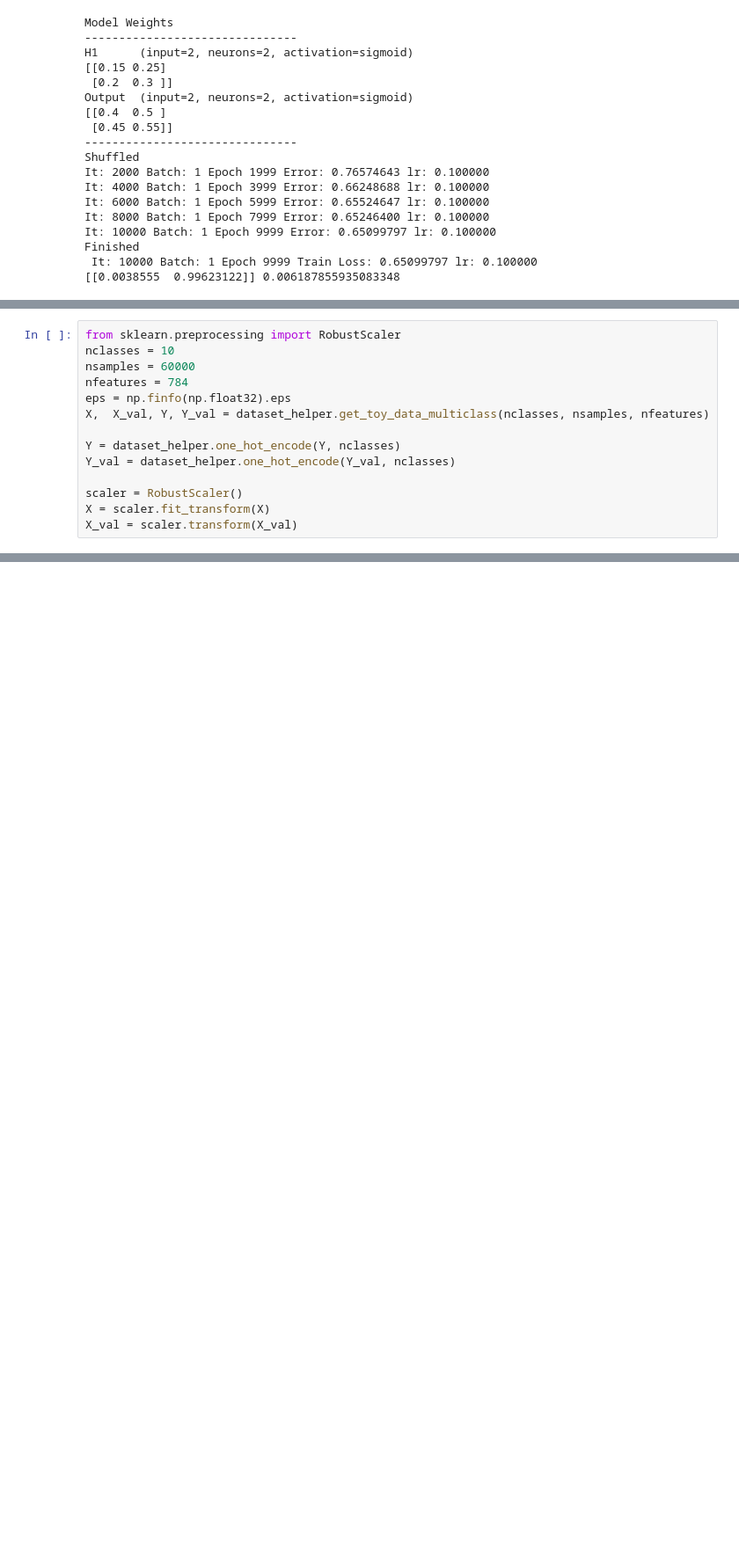
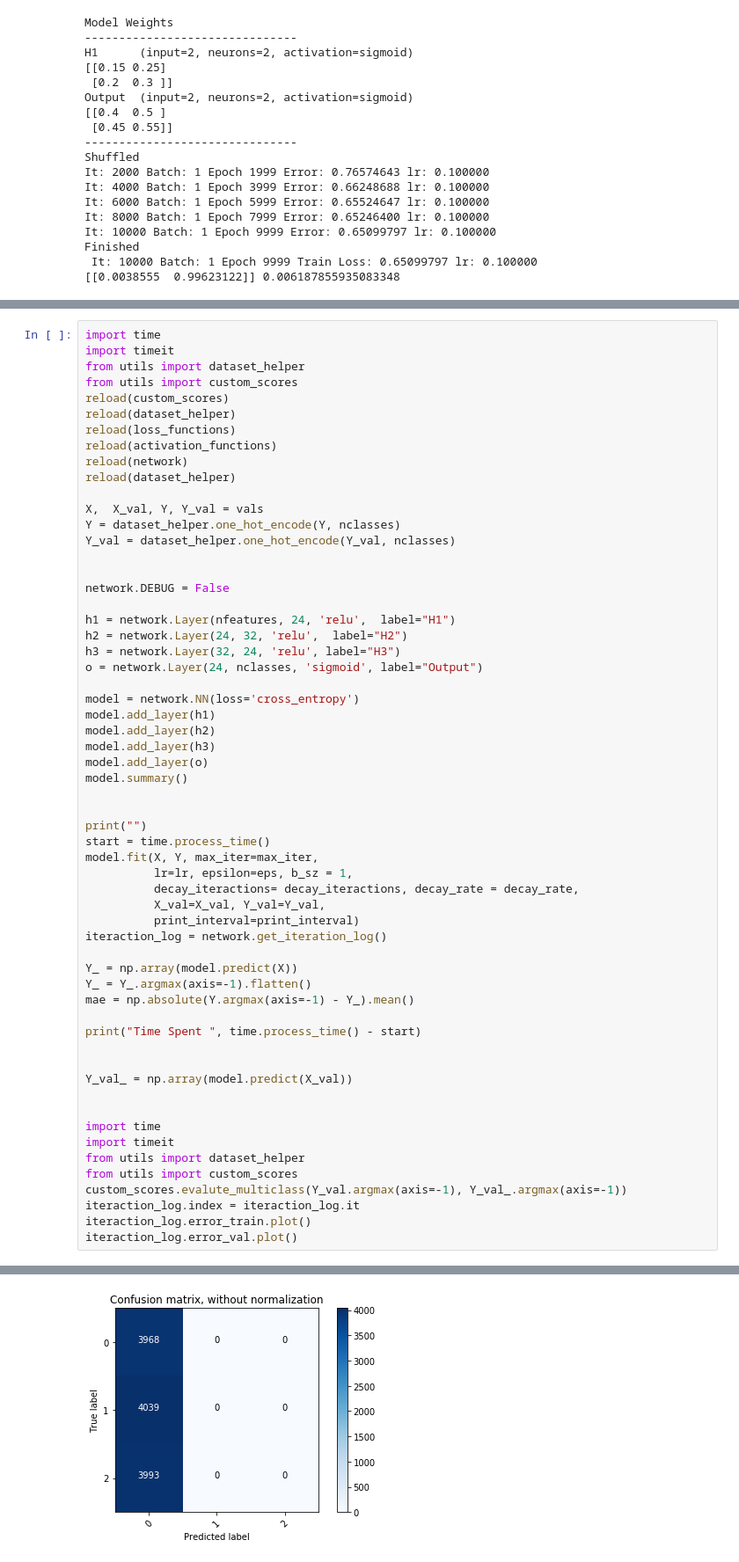
Before and after one commit to azaelmsousa/LogisticRegression-ANN, a Jupyter notebook: notebooks/ANN_Test.ipynb, the cells around one changed output, grey strips where cells are left out. Shown at 88% size. Saved outputs shown, nothing was run; the diff lists cells and outputs as text; blank space fills up the shorter version.

```diff
--- a/notebooks/ANN_Test.ipynb
+++ b/notebooks/ANN_Test.ipynb
@@ -489,14 +620,60 @@ Normalized confusion matrix
-# %%
-from sklearn.preprocessing import RobustScaler
-nclasses = 10
-nsamples = 60000
-nfeatures = 784
-eps = np.finfo(np.float32).eps
-X,  X_val, Y, Y_val = dataset_helper.get_toy_data_multiclass(nclasses, nsamples, nfeatures)
-
-Y = dataset_helper.one_hot_encode(Y, nclasses)
-Y_val = dataset_helper.one_hot_encode(Y_val, nclasses)
-
-scaler = RobustScaler()
-X = scaler.fit_transform(X)
-X_val = scaler.transform(X_val)
+# %%
+import time
+import timeit
+from utils import dataset_helper
+from utils import custom_scores
+reload(custom_scores)
+reload(dataset_helper)
+reload(loss_functions)
+reload(activation_functions)
+reload(network)
+reload(dataset_helper)
+
+X,  X_val, Y, Y_val = vals
+Y = dataset_helper.one_hot_encode(Y, nclasses)
+Y_val = dataset_helper.one_hot_encode(Y_val, nclasses)
+
+
+network.DEBUG = False
+
+h1 = network.Layer(nfeatures, 24, 'relu',  label="H1")
+h2 = network.Layer(24, 32, 'relu',  label="H2")
+h3 = network.Layer(32, 24, 'relu', label="H3")
+o = network.Layer(24, nclasses, 'sigmoid', label="Output")
+
+model = network.NN(loss='cross_entropy')
+model.add_layer(h1)
+model.add_layer(h2)
+model.add_layer(h3)
+model.add_layer(o)
+model.summary()
+
+
+print("")
+start = time.process_time()
+model.fit(X, Y, max_iter=max_iter,
+          lr=lr, epsilon=eps, b_sz = 1,
+          decay_iteractions= decay_iteractions, decay_rate = decay_rate,
+          X_val=X_val, Y_val=Y_val,
+          print_interval=print_interval)
+iteraction_log = network.get_iteration_log()
+
+Y_ = np.array(model.predict(X))
+Y_ = Y_.argmax(axis=-1).flatten()
+mae = np.absolute(Y.argmax(axis=-1) - Y_).mean()
+
+print("Time Spent ", time.process_time() - start)
+
+
+Y_val_ = np.array(model.predict(X_val))
+
+
+import time
+import timeit
+from utils import dataset_helper
+from utils import custom_scores
+custom_scores.evalute_multiclass(Y_val.argmax(axis=-1), Y_val_.argmax(axis=-1))
+iteraction_log.index = iteraction_log.it
+iteraction_log.error_train.plot()
+iteraction_log.error_val.plot()
+# %% [output]
@@ -502,0 +697 @@ X_val = scaler.transform(X_val)
+[figure, added]
```
Also changed, not shown: parts of 25 cells of this notebook, 4 other files.
